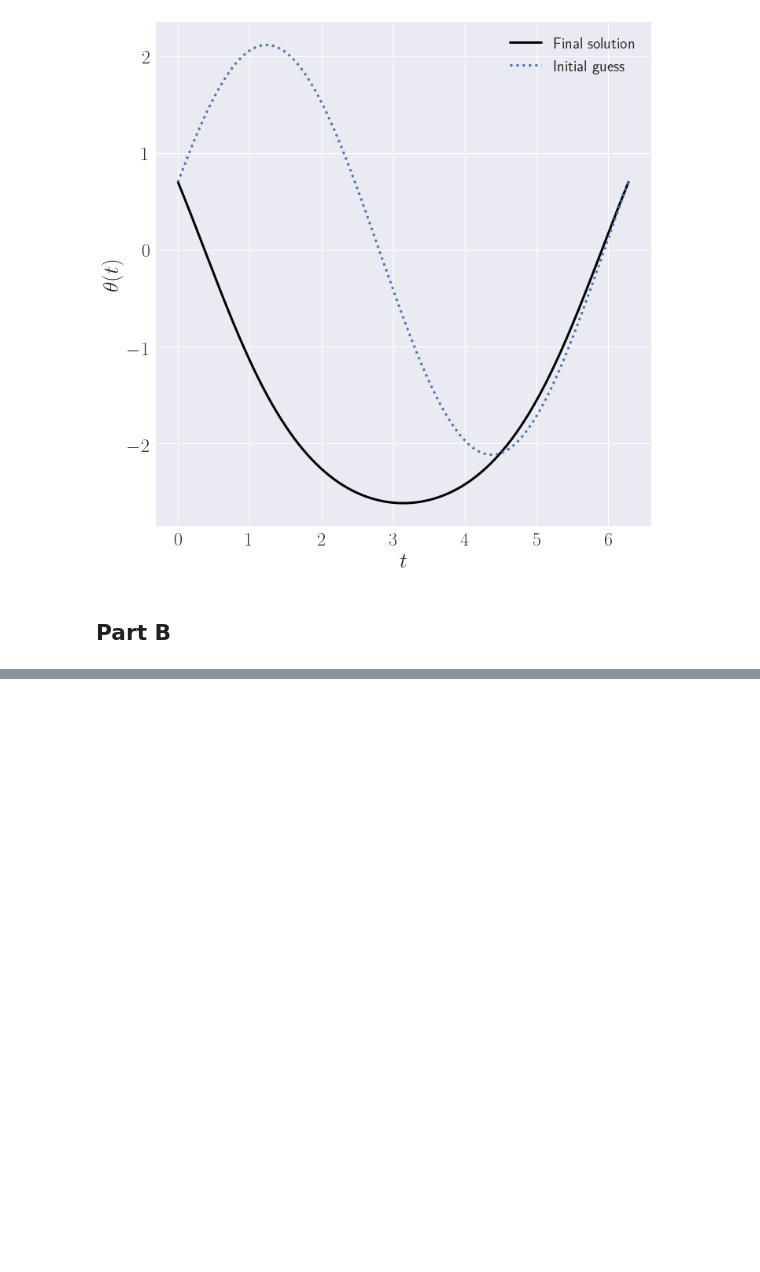
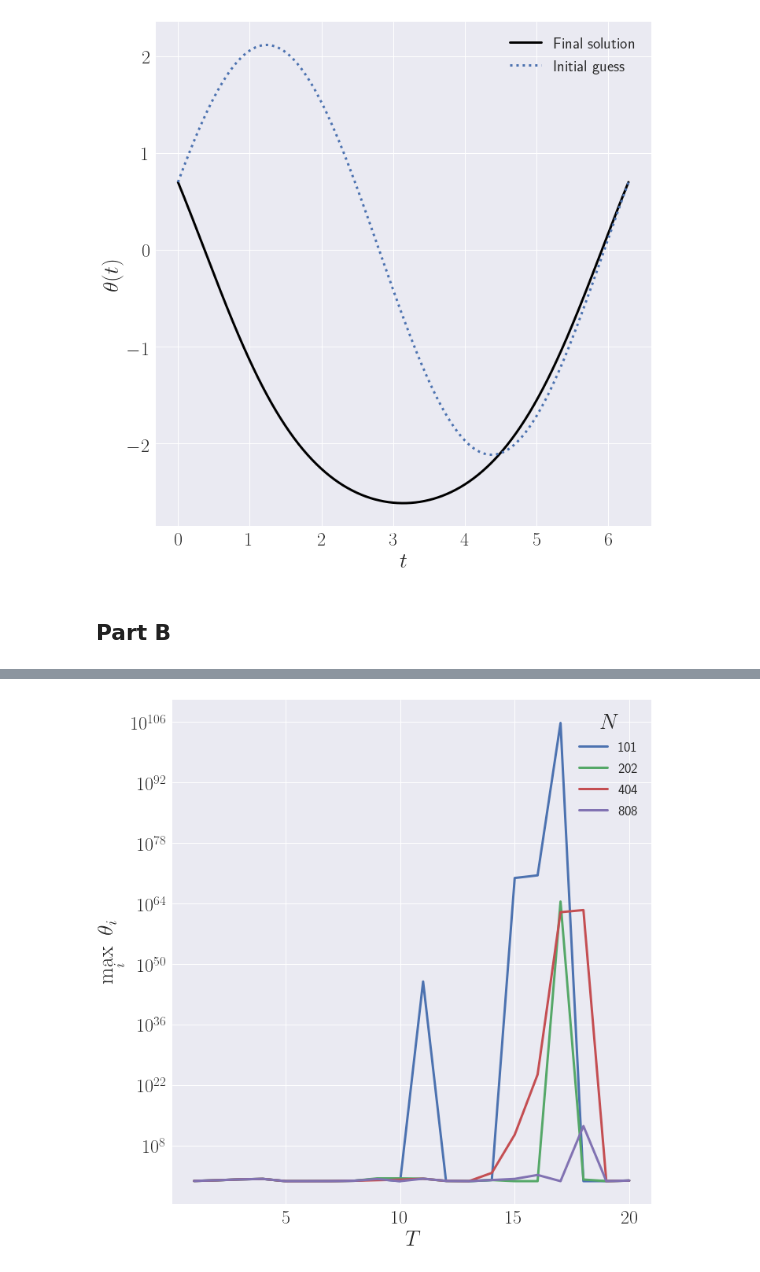
Before and after one commit to jnlucero96/apma922, a Jupyter notebook: assignment02/ipy_notebooks/A2Q1.ipynb, the cells around one changed output, grey strips where cells are left out. Drawn from its saved outputs; the diff is of its cells as text; code cells hidden in the pictures; blank space fills up the shorter version.

```diff
--- a/assignment02/ipy_notebooks/A2Q1.ipynb
+++ b/assignment02/ipy_notebooks/A2Q1.ipynb
@@ -266,20 +273,19 @@ sample_q1b.get_plot(prefix="q2b_long")
 # %%
-def plot_as_func_of_T(Tmax=20):
+def plot_as_func_of_T(Tmax=20,figure_target="q1b_figure.pdf"):
 
     num_ms = 4
     Ts = arange(1, Tmax+1)
     max_theta = zeros((num_ms,int(Tmax)))
     Ns_array = zeros(num_ms)
 
-    m = 500 # set initial number of internal grid points
+    m = 100 # set initial number of internal grid points
     for iteration in range(num_ms):
         for i in range(1,int(Tmax)+1):
             # initialize object
-            q1a_obj = q1a(m=m,T=i,guess_alternate=2)
+            q1a_obj = q1a(m=m,T=i,guess_alternate=4)
             # run the Newton iteration
             q1a_obj.run_iteration()
             # get the maximum theta
-#             print(m, i, q1a_obj.soln.max())
             max_theta[iteration, i-1] = q1a_obj.soln.max()
             # delete object before next iteration
             del q1a_obj
@@ -302,4 +308,8 @@ def plot_as_func_of_T(Tmax=20):
     ax.grid(True)
 
     fig.tight_layout()
-    fig.savefig("q1b_figure.pdf")
+    fig.savefig(figure_target)
+# %%
+plot_as_func_of_T(Tmax=20)
+# %% [output]
+[figure, added]
```
Also changed, not shown: parts of 5 cells of this notebook, 1 other file.
